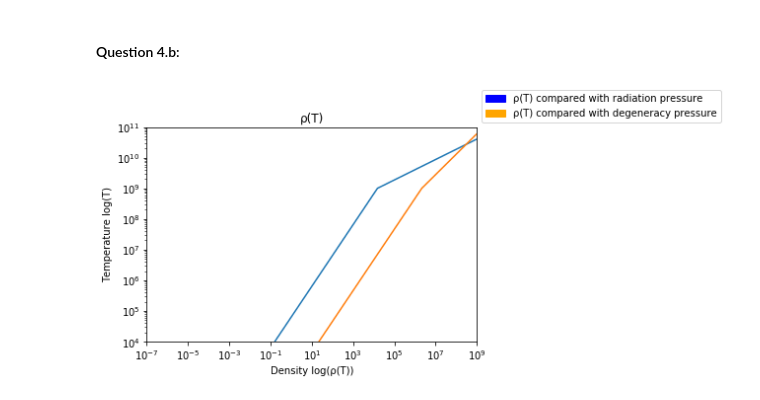
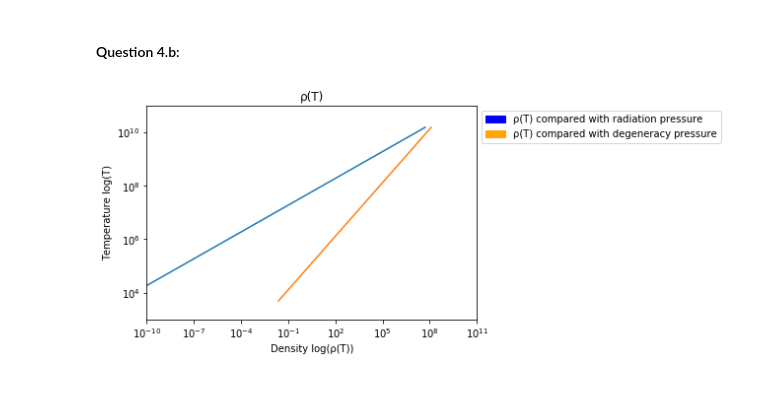
Before and after one commit to wildAstroboy/astro_4090, a Jupyter notebook: Homework 1.ipynb, the cells around one changed output. Cells and saved outputs as stored; diff of their text form; code cells hidden in the pictures.

Commit message:
more plot corrections

```diff
--- a/Homework 1.ipynb
+++ b/Homework 1.ipynb
@@ -109,28 +65,33 @@ The average density is 1.0291434148375156 g/cm^3
 # %%
 u = 0.5 # mean molecular mass
 u_e = 1 # mean molecular mass of electrons
 m_u = 1.6605388e-24 # atomic mass unit in grams
 k = 1.380650e-16 # Boltzmann constant
+
 def rho_rad(y):
     return (((7.56e-15)/3)*y**3)*((u*m_u)/k)
 
 def rho_degen(y):
     return ((1/(1.0036e13))*((k*y*(u_e)**(5/3))/(u*m_u)))**(3/2)
-T = np.arange(0, 8e10, .1e10)
-T2 = np.arange(0, 10e10, .1e10)
 
+T = np.arange(5000, 15.7e9, .1e10) # Sun's Temp Range in Kelvins
 
-plt.plot(rho_rad(T), T, rho_degen(T2), T2)
+plt.plot(rho_rad(T), T, rho_degen(T), T)
+
 plt.title('⍴(T)')
+
 blue_patch = mpatches.Patch(color='blue', label='⍴(T) compared with radiation pressure')
 orange_patch = mpatches.Patch(color='orange', label='⍴(T) compared with degeneracy pressure')
 plt.legend(bbox_to_anchor=(1, 1), handles=[blue_patch, orange_patch])
+
 plt.xscale('log')
-plt.xlim(10e-8, 10e8)
+plt.xlim(10e-11, 10e10)
+
 plt.yscale('log')
-plt.ylim(10e3, 10e10)
+plt.ylim(10e2, 10e10)
+
 plt.xlabel('Density log(⍴(T))')
 plt.ylabel('Temperature log(T)')
 plt.show()
 # %% [output]
-[figure, old version]
+[figure, new version]
```
Also changed, not shown: parts of 4 cells of this notebook.
